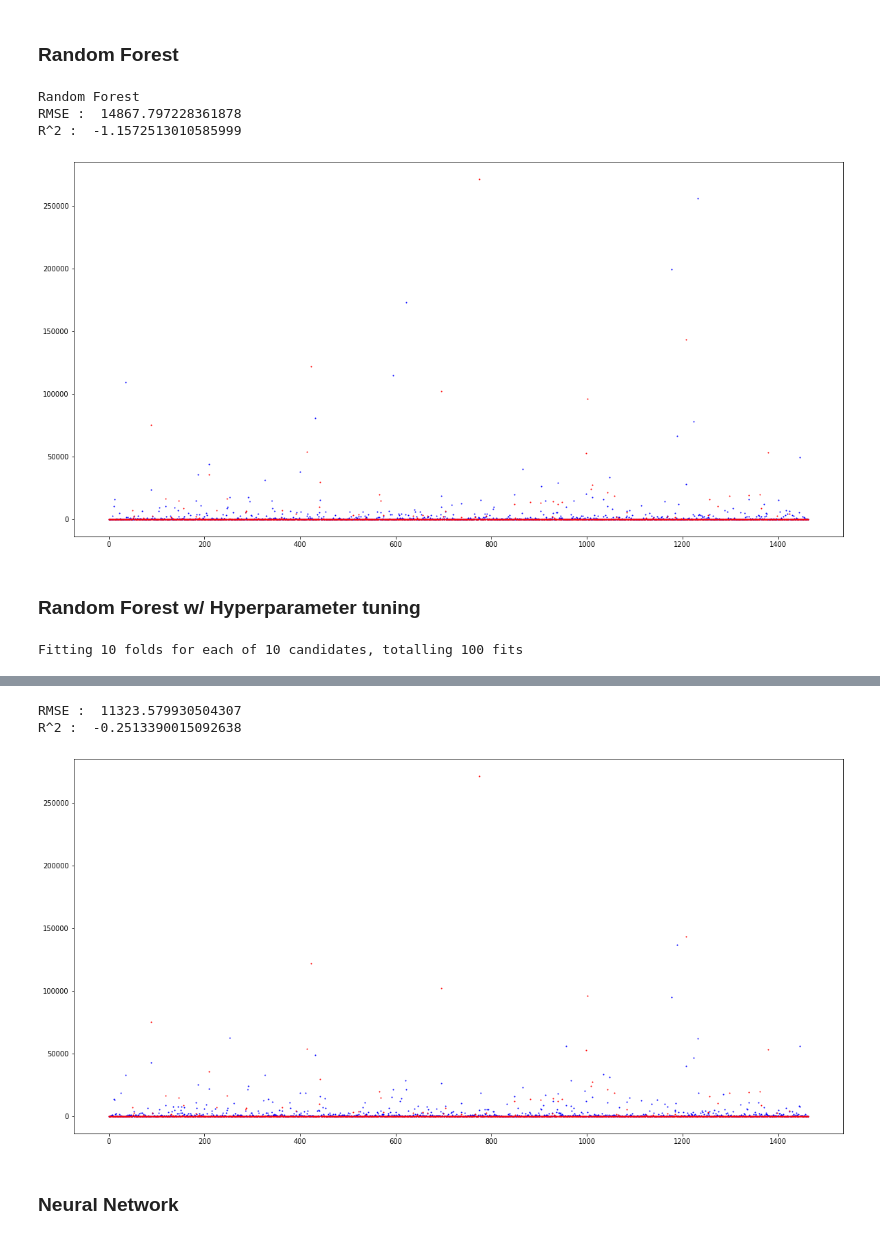
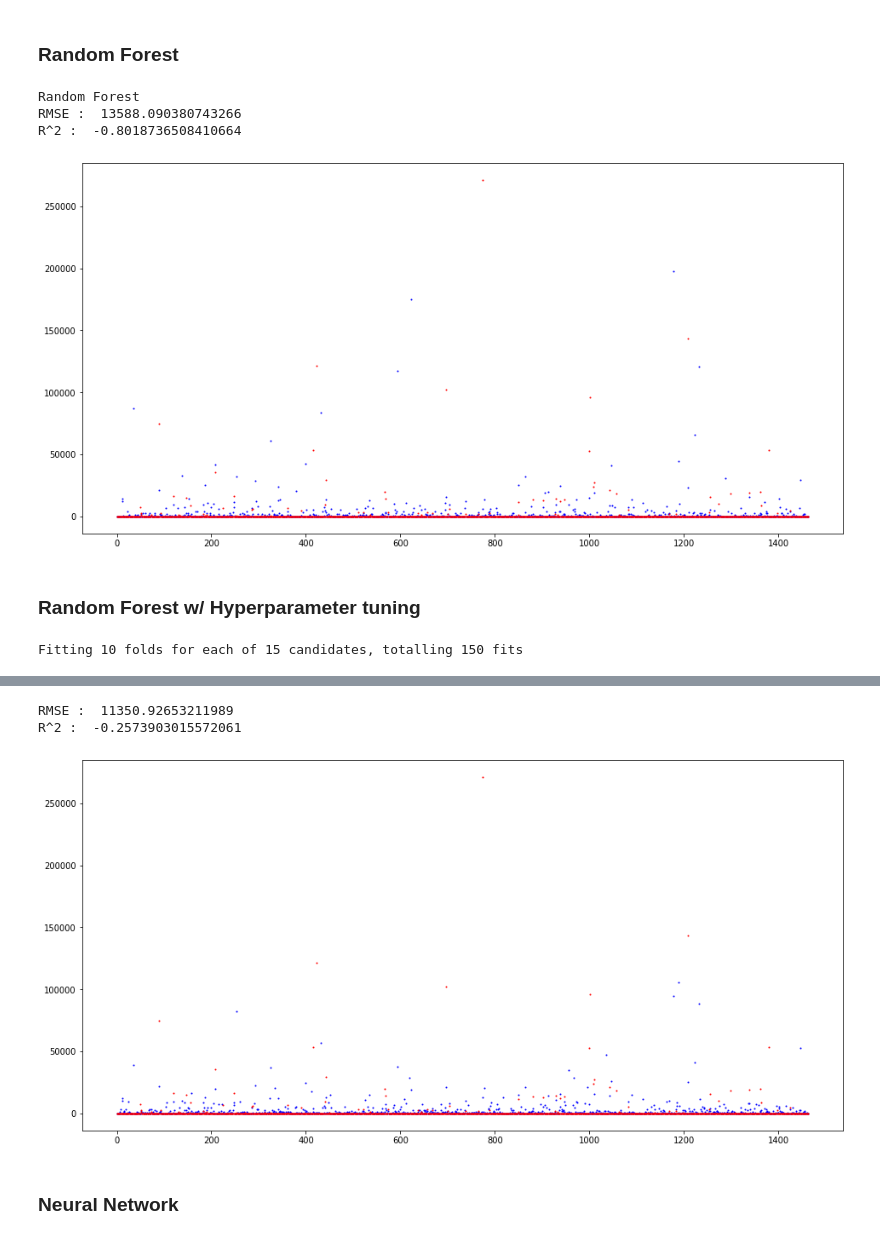
Before and after one commit to Karnak123/youtube-adview-prediction, a Jupyter notebook: youtbe_adview_prediction.ipynb, the cells around one changed output, grey strips where cells are left out. Drawn from its saved outputs; the diff is of its cells as text; code cells hidden in the pictures.

```diff
--- a/youtbe_adview_prediction.ipynb
+++ b/youtbe_adview_prediction.ipynb
@@ -151,7 +163,7 @@ def evaluate(X_val, y_val, model):
     y_preds = model.predict(X_val)
     print("RMSE : ", np.sqrt(mean_squared_error(y_val, y_preds)))
     print("R^2 : ", r2_score(y_val, y_preds))
-    plt.figure(figsize=(20, 10))
+    plt.figure(figsize=(16, 8))
     plt.scatter(range(len(y_preds)), y_preds, color='blue', s=1)
     plt.scatter(range(len(y_val)), y_val, color='red', s=1)
     plt.show()
@@ -200,9 +212,9 @@ print("Random Forest")
 evaluate(X_val, y_val, rf_model)
 # %% [output]
 Random Forest
-RMSE :  14867.797228361878
-R^2 :  -1.1572513010585999
+RMSE :  13588.090380743266
+R^2 :  -0.8018736508410664
-[figure, old version]
+[figure, new version]
 # %% [markdown]
 ### Random Forest w/ Hyperparameter tuning
 # %%
@@ -216,9 +228,9 @@ random_grid = {'n_estimators': n_estimators,
                'max_depth': max_depth,
                'min_samples_split': min_samples_split}
 # %%
-rf_random = RandomizedSearchCV(estimator=rf_model, param_distributions = random_grid, n_iter = 10, cv = 10, n_jobs=-1, verbose=1, scoring='neg_mean_squared_error')
+rf_random = RandomizedSearchCV(estimator=rf_model, param_distributions = random_grid, n_iter = 15, cv = 10, n_jobs=-1, verbose=2, scoring='neg_mean_squared_error')
 rf_random.fit(X_train, y_train)
 evaluate(X_val, y_val, rf_random.best_estimator_)
 # %% [output]
-Fitting 10 folds for each of 10 candidates, totalling 100 fits
+Fitting 10 folds for each of 15 candidates, totalling 150 fits
 [Parallel(n_jobs=-1)]: Using backend LokyBackend with 2 concurrent workers.
@@ -227,6 +239,6 @@ Fitting 10 folds for each of 10 candidates, totalling 100 fits
-RMSE :  11323.579930504307
-R^2 :  -0.2513390015092638
+RMSE :  11350.92653211989
+R^2 :  -0.2573903015572061
-[figure, old version]
+[figure, new version]
 # %% [markdown]
 ### Neural Network
 # %%
```
Also changed, not shown: parts of 9 cells of this notebook.
